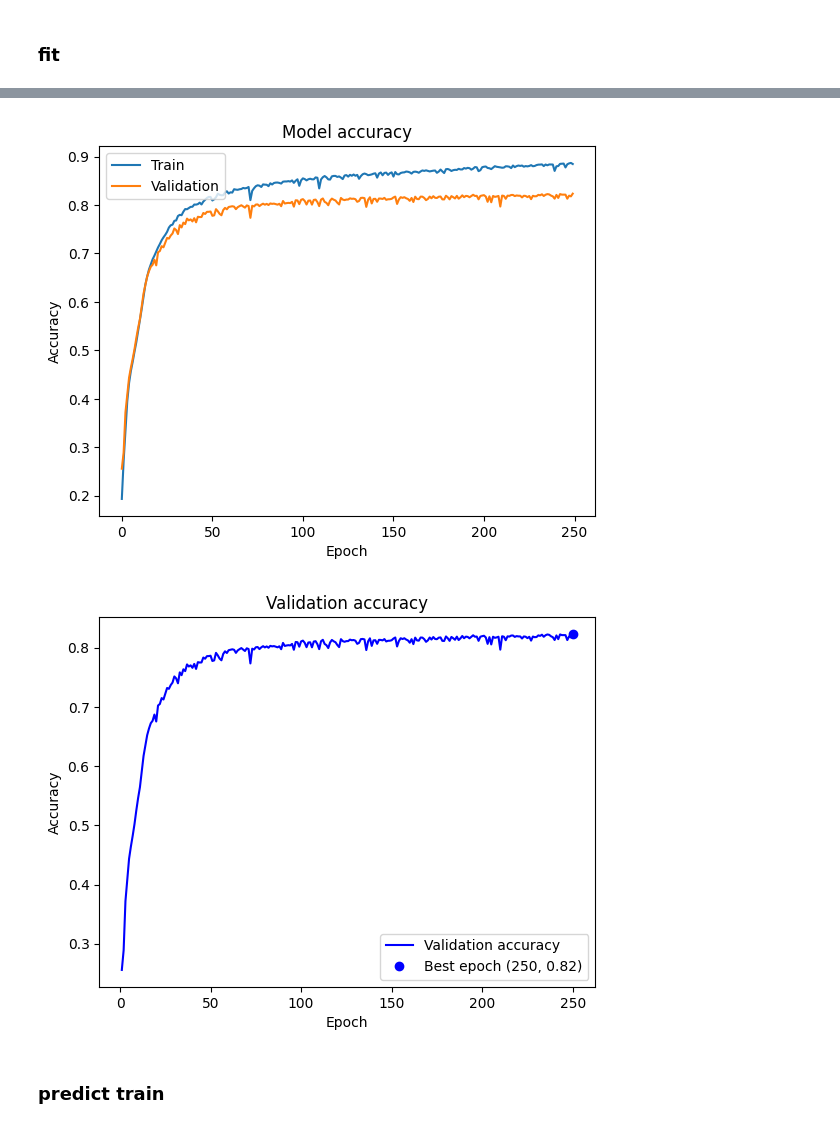
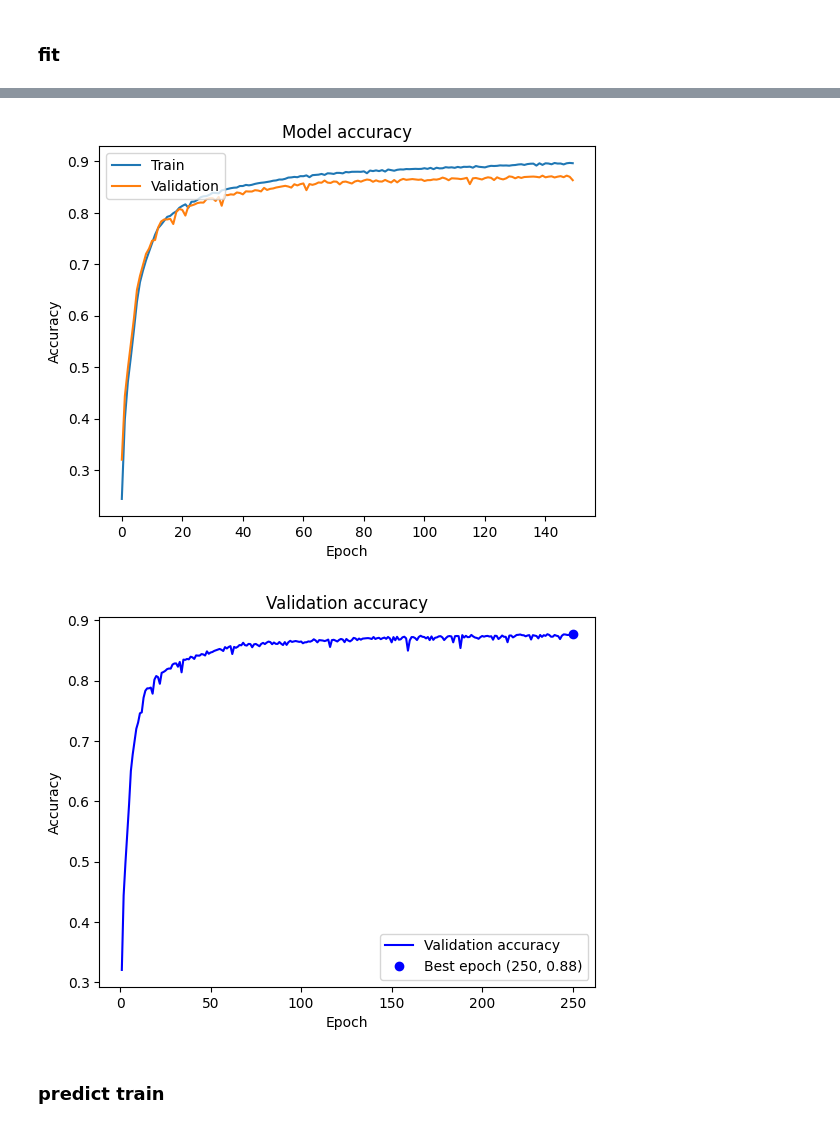
Before and after one commit to Eidell/gRPC-log-LSTM-Anomaly-Detection, a Jupyter notebook: lstm.ipynb, the cells around one changed output, grey strips where cells are left out. Cells and saved outputs as stored; diff of their text form; code cells hidden in the pictures.

```diff
--- a/lstm.ipynb
+++ b/lstm.ipynb
@@ -82,10 +82,10 @@ def import_to_df(folder, start, end):
 ## import train
 # %%
 ''' ---- real call:'''
-#train_df,train_dforiginal = import_to_df("/content/normal",17,40);
+train_df,train_dforiginal = import_to_df("/content/normal",17,40);
 
 ''' ---- testing calls:'''
-train_df,train_dforiginal = import_to_df("/content/normal",17,25);
+#train_df,train_dforiginal = import_to_df("/content/normal",17,25);
 train_df.shape
 
 # train_files = ['data000000000018', 'data000000000019', 'data000000000021', 'data000000000020', 'data000000000022', 'data000000000024', 'data000000000023', 'data000000000025']
@@ -97,12 +97,12 @@ Number of errors: 0
 ## import test
 # %%
 ''' ---- real call: '''
-#test_df,test_dforiginal  = import_to_df("/content/anomaly",39, 50);
+test_df,test_dforiginal  = import_to_df("/content/anomaly",39, 50);
 
 
 # ['data-000000000046', 'data-000000000034', 'data-000000000030', 'data-000000000048', 'data-000000000043']
 '''---- testing calls:
 '''
-test_df, test_dforiginal = import_to_df("/content/anomaly",39,44);
+#test_df, test_dforiginal = import_to_df("/content/anomaly",39,42);
 test_df.shape
 # %% [output]
@@ -407,25 +408,25 @@ Epoch 250/250
 # %%
 import matplotlib.pyplot as plt
 
 # load the best weights
 model.load_weights(checkpoint_filepath)
 
 # Get the value of the validation accuracy at each epoch
 val_acc = history.history['val_accuracy']
 
 # Get the epoch with the highest validation accuracy
 best_epoch = np.argmax(val_acc)
 
 # plot accuracy
-plt.plot(model.history.history['accuracy'])
-plt.plot(model.history.history['val_accuracy'])
+plt.plot(model.history.history['accuracy'][:150])
+plt.plot(model.history.history['val_accuracy'][:150])
 plt.title('Model accuracy')
 plt.ylabel('Accuracy')
 plt.xlabel('Epoch')
 plt.legend(['Train', 'Validation'], loc='upper left')
 plt.show()
 # %% [output]
-[figure, old version]
+[figure, new version]
 # %%
 import matplotlib.pyplot as plt
 import numpy as np
@@ -448,7 +449,7 @@ plt.legend()
 
 plt.show()
 # %% [output]
-[figure, old version]
+[figure, new version]
 # %% [markdown]
 ### predict train
 # %%
```
Also changed, not shown: parts of 16 cells of this notebook.
